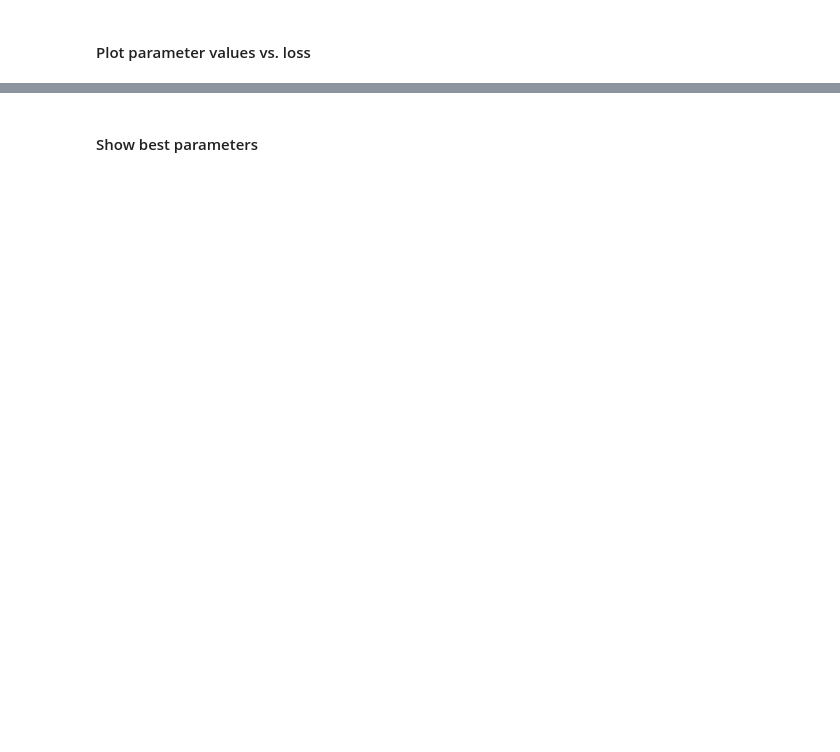
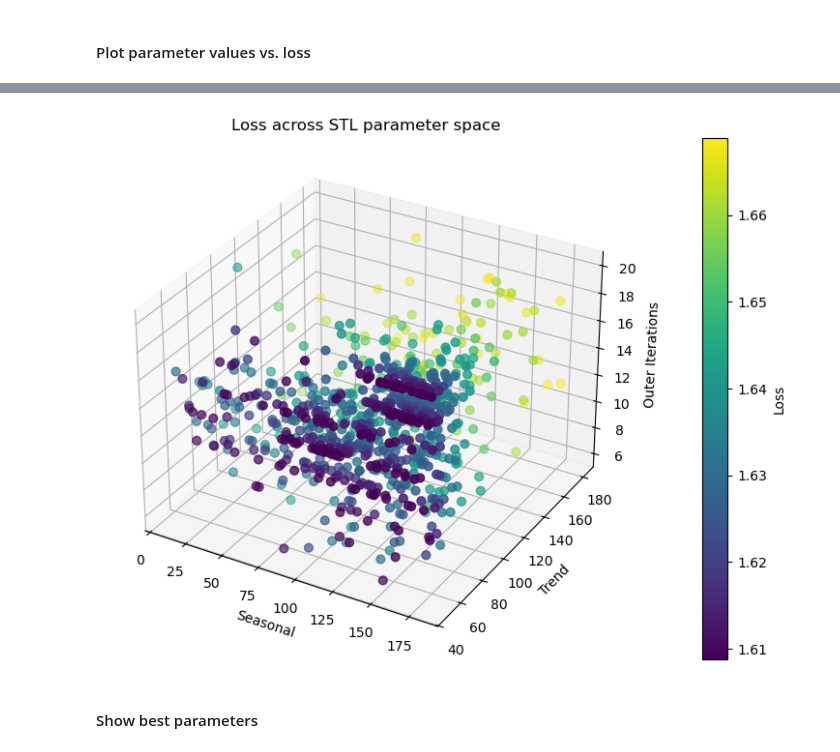
Before and after one commit to bgrandt/masters_thesis, a Jupyter notebook: 2_data_preprocessing.ipynb, the cells around one changed output, grey strips where cells are left out. Drawn from its saved outputs; the diff is of its cells as text; code cells hidden in the pictures; blank space fills up the shorter version.

```diff
--- a/2_data_preprocessing.ipynb
+++ b/2_data_preprocessing.ipynb
@@ -406,3 +376,31 @@ plt.show()
+# %%
+import matplotlib.pyplot as plt
+from mpl_toolkits.mplot3d import Axes3D
+
+# 3D scatter plot of seasonal, trend, low_pass vs loss
+fig = plt.figure(figsize=(10, 7))
+ax = fig.add_subplot(111, projection='3d')
+
+sc = ax.scatter(
+    results_df['seasonal'],
+    results_df['trend'],
+    results_df['outer_iter'],
+    c=results_df['loss'],
+    cmap='viridis',
+    s=40
+)
+
+ax.set_xlabel('Seasonal')
+ax.set_ylabel('Trend')
+ax.set_zlabel('Outer Iterations')
+ax.set_title('Loss across STL parameter space')
+
+cbar = plt.colorbar(sc, pad=0.1)
+cbar.set_label('Loss')
+
+plt.show()
+# %% [output]
+[figure, added]
 # %% [markdown]
 #### Show best parameters
 # %%
```
Also changed, not shown: parts of 14 cells of this notebook, 7 other files.
